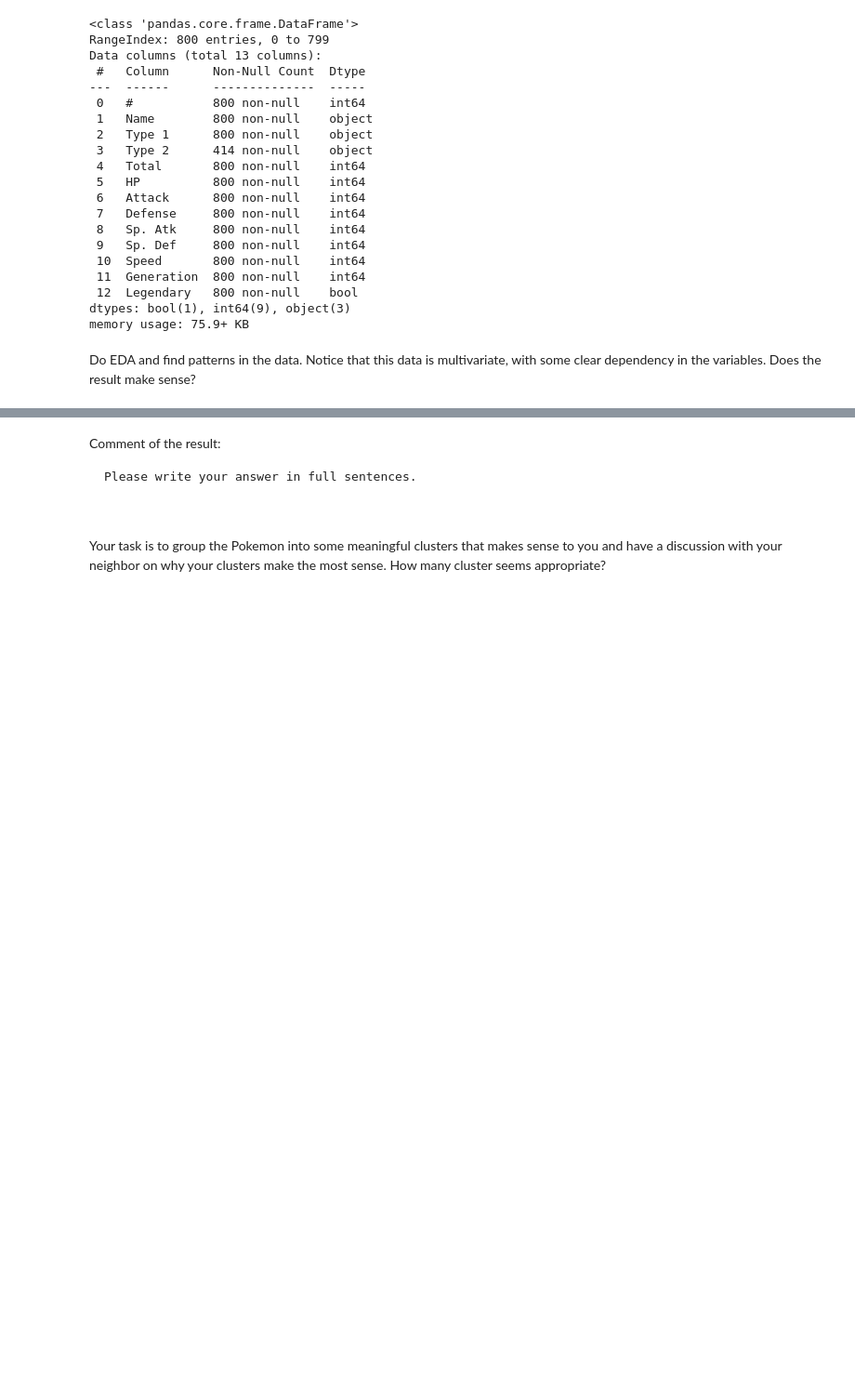
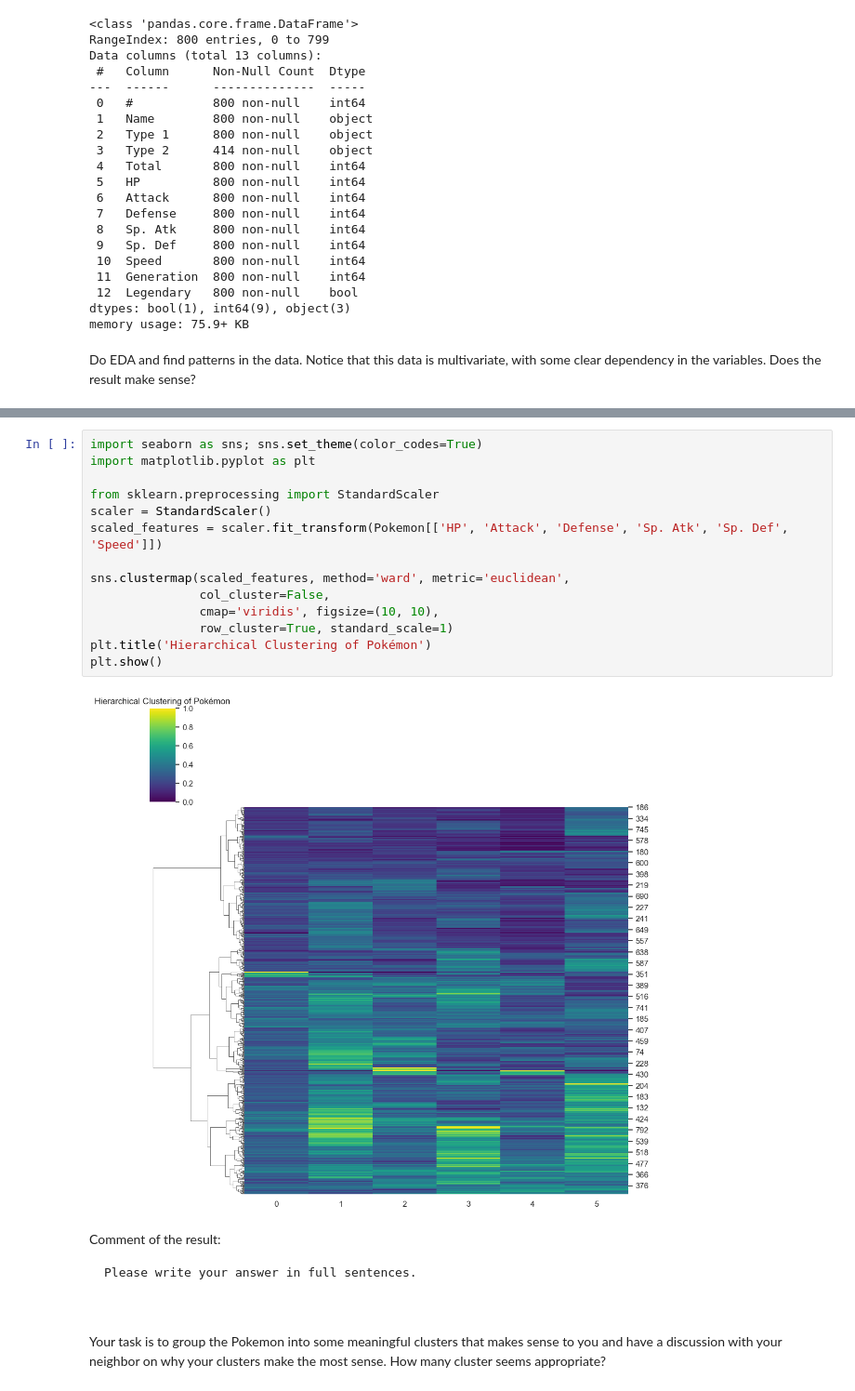
Before and after one commit to BU-MSSP-Classroom/MA679_Spring2024_09_unsupervised-yuyangsun28k, a Jupyter notebook: Ch12_Unsupervised_Python.ipynb, the cells around one changed output, grey strips where cells are left out. Shown at 93% size. Cells and saved outputs as stored; diff of their text form; blank space fills up the shorter version.

```diff
--- a/Ch12_Unsupervised_Python.ipynb
+++ b/Ch12_Unsupervised_Python.ipynb
@@ -290,3 +308,19 @@ plt.show()
+# %%
+import seaborn as sns; sns.set_theme(color_codes=True)
+import matplotlib.pyplot as plt
+
+from sklearn.preprocessing import StandardScaler
+scaler = StandardScaler()
+scaled_features = scaler.fit_transform(Pokemon[['HP', 'Attack', 'Defense', 'Sp. Atk', 'Sp. Def', 'Speed']])
+
+sns.clustermap(scaled_features, method='ward', metric='euclidean',
+               col_cluster=False,
+               cmap='viridis', figsize=(10, 10),
+               row_cluster=True, standard_scale=1)
+plt.title('Hierarchical Clustering of Pokémon')
+plt.show()
+# %% [output]
+[figure, added]
 # %% [markdown]
 Comment of the result:
 
```
Also changed, not shown: parts of 5 cells of this notebook.
